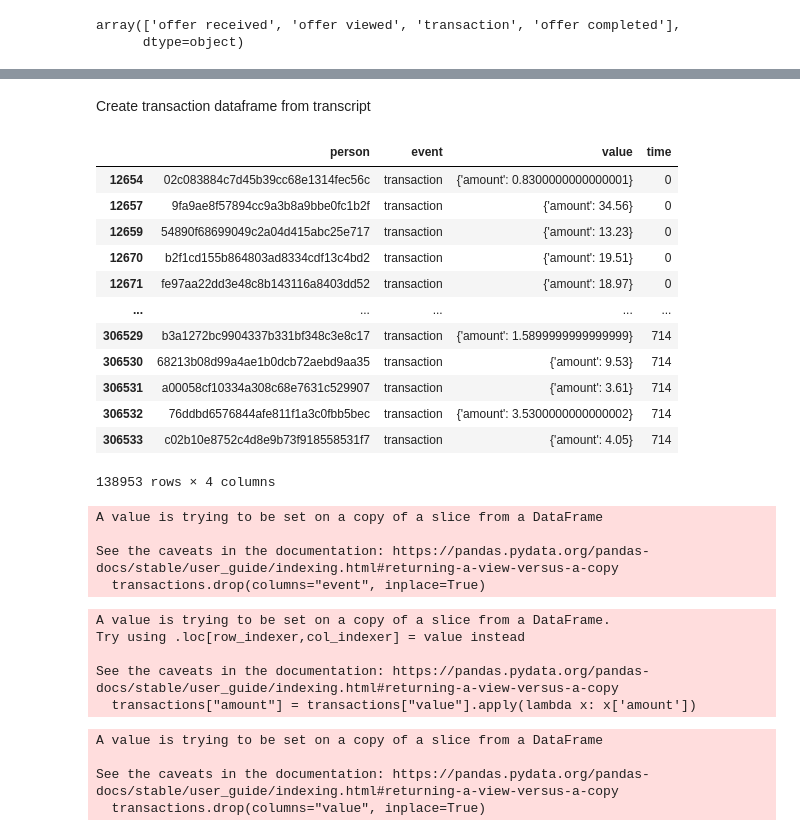
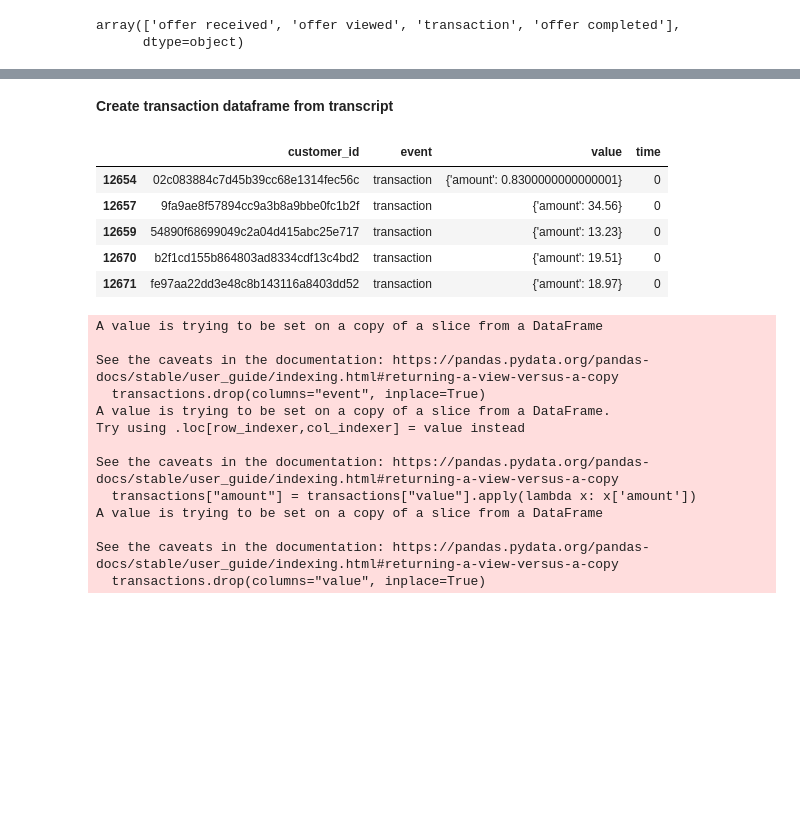
Before and after one commit to luongnguyentrong/starbuck-udacity-capstone, a Jupyter notebook: Starbucks_Capstone_notebook.ipynb, the cells around one changed output, grey strips where cells are left out. Drawn from its saved outputs; the diff is of its cells as text; code cells hidden in the pictures; blank space fills up the shorter version.

```diff
--- a/Starbucks_Capstone_notebook.ipynb
+++ b/Starbucks_Capstone_notebook.ipynb
@@ -128,2 +277,2 @@ cleaned_portfolio.drop(columns=["offer_type", "channels"], inplace=True)
 # %%
-cleaned_portfolio.rename(columns={ "id" : "offer_id" }, inplace=True)
+transcript.rename(columns={"person": "customer_id"}, inplace=True)
@@ -240,41 +326,31 @@ offer_events.head()
 # %% [markdown]
-Create transaction dataframe from transcript
+**Create transaction dataframe from transcript**
 # %%
-transactions
+transactions.head()
 # %% [output]
-|  | person | event | value | time |
+|  | customer_id | event | value | time |
 | 12654 | 02c083884c7d45b39cc68e1314fec56c | transaction | {'amount': 0.8300000000000001} | 0 |
 | 12657 | 9fa9ae8f57894cc9a3b8a9bbe0fc1b2f | transaction | {'amount': 34.56} | 0 |
 | 12659 | 54890f68699049c2a04d415abc25e717 | transaction | {'amount': 13.23} | 0 |
 | 12670 | b2f1cd155b864803ad8334cdf13c4bd2 | transaction | {'amount': 19.51} | 0 |
 | 12671 | fe97aa22dd3e48c8b143116a8403dd52 | transaction | {'amount': 18.97} | 0 |
-| ... | ... | ... | ... | ... |
-| 306529 | b3a1272bc9904337b331bf348c3e8c17 | transaction | {'amount': 1.5899999999999999} | 714 |
-| 306530 | 68213b08d99a4ae1b0dcb72aebd9aa35 | transaction | {'amount': 9.53} | 714 |
-| 306531 | a00058cf10334a308c68e7631c529907 | transaction | {'amount': 3.61} | 714 |
-| 306532 | 76ddbd6576844afe811f1a3c0fbb5bec | transaction | {'amount': 3.5300000000000002} | 714 |
-| 306533 | c02b10e8752c4d8e9b73f918558531f7 | transaction | {'amount': 4.05} | 714 |
-138953 rows × 4 columns
-# %%
-transactions.drop(columns="event", inplace=True)
-# %% [output]
-A value is trying to be set on a copy of a slice from a DataFrame
-
-See the caveats in the documentation: https://pandas.pydata.org/pandas-docs/stable/user_guide/indexing.html#returning-a-view-versus-a-copy
-  transactions.drop(columns="event", inplace=True)
 # %%
+transactions.drop(columns="event", inplace=True)
+
 transactions["amount"] = transactions["value"].apply(lambda x: x['amount'])
+transactions.drop(columns="value", inplace=True)
 # %% [output]
+A value is trying to be set on a copy of a slice from a DataFrame
+
+See the caveats in the documentation: https://pandas.pydata.org/pandas-docs/stable/user_guide/indexing.html#returning-a-view-versus-a-copy
+  transactions.drop(columns="event", inplace=True)
 A value is trying to be set on a copy of a slice from a DataFrame.
 Try using .loc[row_indexer,col_indexer] = value instead
 
 See the caveats in the documentation: https://pandas.pydata.org/pandas-docs/stable/user_guide/indexing.html#returning-a-view-versus-a-copy
   transactions["amount"] = transactions["value"].apply(lambda x: x['amount'])
+A value is trying to be set on a copy of a slice from a DataFrame
+
+See the caveats in the documentation: https://pandas.pydata.org/pandas-docs/stable/user_guide/indexing.html#returning-a-view-versus-a-copy
+  transactions.drop(columns="value", inplace=True)
-# %%
-transactions.drop(columns="value", inplace=True)
-# %% [output]
-A value is trying to be set on a copy of a slice from a DataFrame
-
-See the caveats in the documentation: https://pandas.pydata.org/pandas-docs/stable/user_guide/indexing.html#returning-a-view-versus-a-copy
-  transactions.drop(columns="value", inplace=True)
 # %%
```
Also changed, not shown: parts of 87 cells of this notebook.
